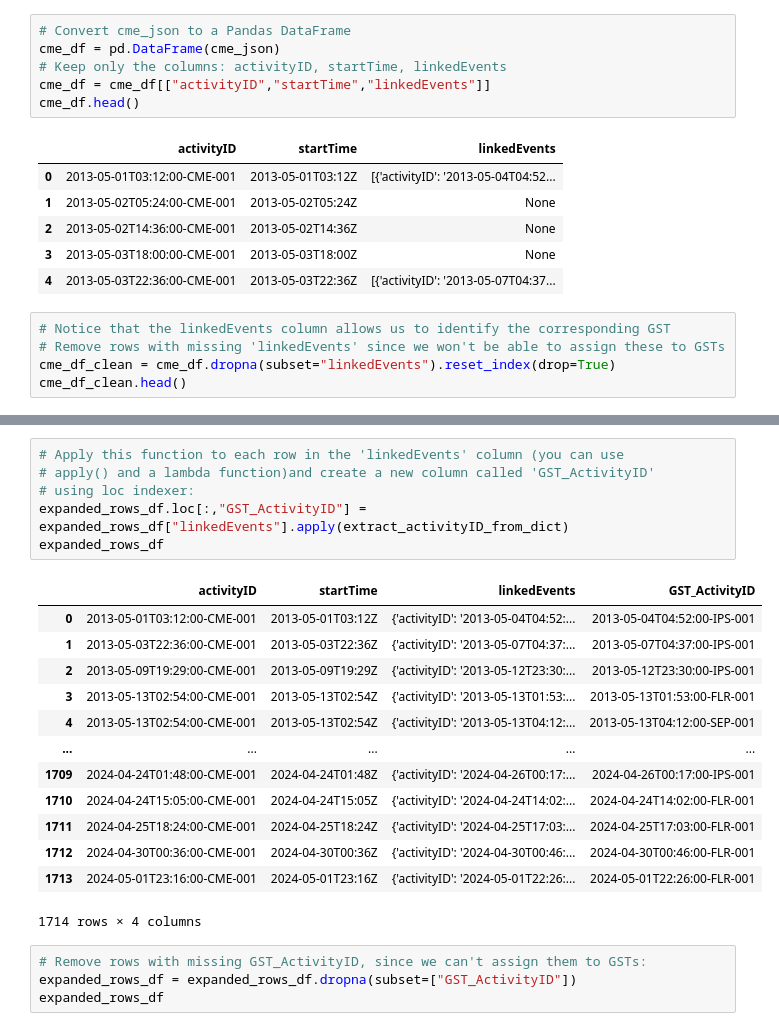
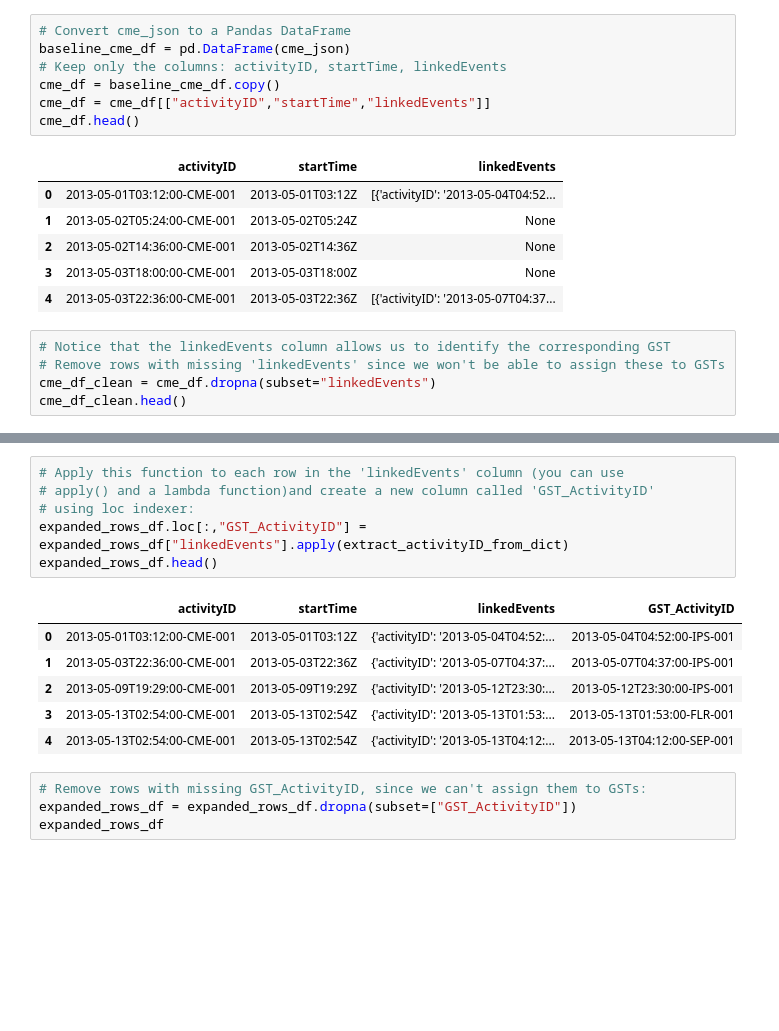
Before and after one commit to GerardoCastanos/data-sourcing-challenge, a Jupyter notebook: retrieve_data.ipynb, the cells around one changed output, grey strips where cells are left out. Drawn from its saved outputs; the diff is of its cells as text; blank space fills up the shorter version.

```diff
--- a/retrieve_data.ipynb
+++ b/retrieve_data.ipynb
@@ -62,8 +62,9 @@ print(json.dumps(first_result, indent=4))
 }
 # %%
 # Convert cme_json to a Pandas DataFrame
-cme_df = pd.DataFrame(cme_json)
+baseline_cme_df = pd.DataFrame(cme_json)
 # Keep only the columns: activityID, startTime, linkedEvents
+cme_df = baseline_cme_df.copy()
 cme_df = cme_df[["activityID","startTime","linkedEvents"]]
 cme_df.head()
 # %% [output]
@@ -76,7 +77,7 @@ cme_df.head()
 # %%
 # Notice that the linkedEvents column allows us to identify the corresponding GST
 # Remove rows with missing 'linkedEvents' since we won't be able to assign these to GSTs
-cme_df_clean = cme_df.dropna(subset="linkedEvents").reset_index(drop=True)
+cme_df_clean = cme_df.dropna(subset="linkedEvents")
 cme_df_clean.head()
 # %% [output]
 |  | activityID | startTime | linkedEvents |
@@ -146,23 +160,16 @@ extract_activityID_from_dict(first_dict)
 # %%
 # Apply this function to each row in the 'linkedEvents' column (you can use
 # apply() and a lambda function)and create a new column called 'GST_ActivityID'
 # using loc indexer:
 expanded_rows_df.loc[:,"GST_ActivityID"] = expanded_rows_df["linkedEvents"].apply(extract_activityID_from_dict)
-expanded_rows_df
+expanded_rows_df.head()
 # %% [output]
 |  | activityID | startTime | linkedEvents | GST_ActivityID |
 | 0 | 2013-05-01T03:12:00-CME-001 | 2013-05-01T03:12Z | {'activityID': '2013-05-04T04:52:... | 2013-05-04T04:52:00-IPS-001 |
 | 1 | 2013-05-03T22:36:00-CME-001 | 2013-05-03T22:36Z | {'activityID': '2013-05-07T04:37:... | 2013-05-07T04:37:00-IPS-001 |
 | 2 | 2013-05-09T19:29:00-CME-001 | 2013-05-09T19:29Z | {'activityID': '2013-05-12T23:30:... | 2013-05-12T23:30:00-IPS-001 |
 | 3 | 2013-05-13T02:54:00-CME-001 | 2013-05-13T02:54Z | {'activityID': '2013-05-13T01:53:... | 2013-05-13T01:53:00-FLR-001 |
 | 4 | 2013-05-13T02:54:00-CME-001 | 2013-05-13T02:54Z | {'activityID': '2013-05-13T04:12:... | 2013-05-13T04:12:00-SEP-001 |
-| ... | ... | ... | ... | ... |
-| 1709 | 2024-04-24T01:48:00-CME-001 | 2024-04-24T01:48Z | {'activityID': '2024-04-26T00:17:... | 2024-04-26T00:17:00-IPS-001 |
-| 1710 | 2024-04-24T15:05:00-CME-001 | 2024-04-24T15:05Z | {'activityID': '2024-04-24T14:02:... | 2024-04-24T14:02:00-FLR-001 |
-| 1711 | 2024-04-25T18:24:00-CME-001 | 2024-04-25T18:24Z | {'activityID': '2024-04-25T17:03:... | 2024-04-25T17:03:00-FLR-001 |
-| 1712 | 2024-04-30T00:36:00-CME-001 | 2024-04-30T00:36Z | {'activityID': '2024-04-30T00:46:... | 2024-04-30T00:46:00-FLR-001 |
-| 1713 | 2024-05-01T23:16:00-CME-001 | 2024-05-01T23:16Z | {'activityID': '2024-05-01T22:26:... | 2024-05-01T22:26:00-FLR-001 |
-1714 rows × 4 columns
 # %%
 # Remove rows with missing GST_ActivityID, since we can't assign them to GSTs:
 expanded_rows_df = expanded_rows_df.dropna(subset=["GST_ActivityID"])
```
Also changed, not shown: parts of 17 cells of this notebook.
